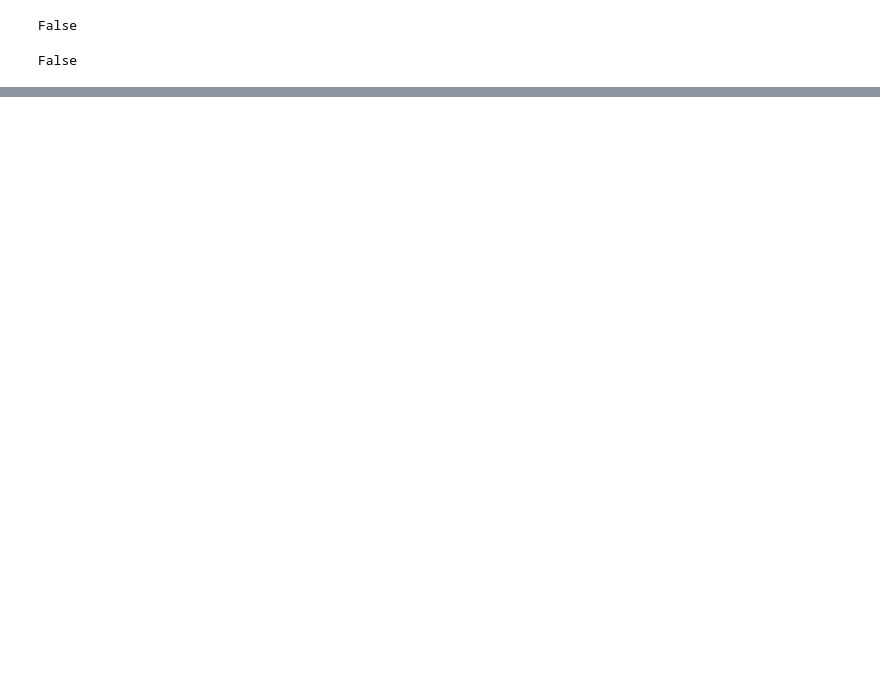
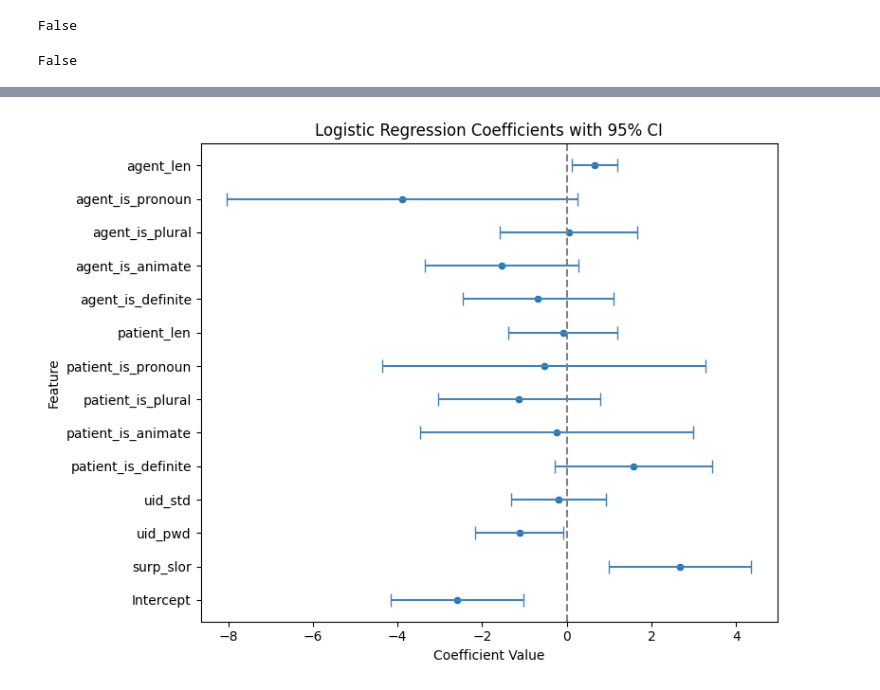
Before and after one commit to NolanChai/active-passive-alternations, a Jupyter notebook: notebooks/model_experiments.ipynb, the cells around one changed output, grey strips where cells are left out. Drawn from its saved outputs; the diff is of its cells as text; code cells hidden in the pictures; blank space fills up the shorter version.

Commit message:
feat: add logreg model experiment scripts

```diff
--- a/notebooks/model_experiments.ipynb
+++ b/notebooks/model_experiments.ipynb
@@ -296,0 +426,21 @@ False
+# %%
+# take pairwise differences, but *Active - Passive*
+get_diff = lambda s: s.diff().iloc[1]
+pass_through = lambda s: s.iloc[0]
+agg_map = dict(zip(uid_features + surp_features, [get_diff] * len(uid_features + surp_features)))
+agg_map.update(dict(zip(ling_features, [pass_through] * len(ling_features))))
+agg_map.update({
+    'conversion': lambda s: 'A to P' if 'A to P' in s.unique() else 'P to A',
+    # 'passive': lambda s: s.iloc[0]
+})
+pw_diffs = (cf_comparison
+            .sort_values(by='passive', ascending=False) # Always Active - Passive
+            .groupby(['doc_name','sent_idx', 'context'])
+            [uid_features + surp_features + ling_features + ['conversion']]
+            .aggregate(
+                agg_map
+                )
+            .reset_index(drop=True))
+pw_diffs = pw_diffs[pw_diffs['surp_slor'] != 0]
+pw_diffs['passive'] = pw_diffs['conversion'] == 'P to A'
+pw_diffs = pw_diffs.reset_index(drop=True)
@@ -296,0 +500,3 @@ False
+# %%
+# define and train model
+logreg = sm.Logit(y_train, X_train).fit()
@@ -296,0 +559,21 @@ False
+# %%
+# Plots confidence intervals for coefficients from statsmodels
+ci = logreg.conf_int()
+ci.columns = ['2.5%', '97.5%']
+ci['coef'] = logreg.params
+ci = ci.reset_index().rename(columns={'index': 'feature'})
+# ci = ci[ci['feature'] != 'Intercept']
+plt.figure(figsize=(8, 6))
+sns.scatterplot(x=ci['coef'], y=ci['feature'])
+x_coords = np.arange(len(ci))
+y_coords = ci['coef']
+xerr = ci['coef'] - ci['2.5%']
+plt.errorbar(x=y_coords, y=x_coords, xerr=xerr, fmt='none', ecolor='steelblue', capsize=5)
+plt.axvline(0, color='grey', linestyle='--')
+plt.title("Logistic Regression Coefficients with 95% CI")
+plt.xlabel("Coefficient Value")
+plt.ylabel("Feature")
+plt.tight_layout()
+plt.show()
+# %% [output]
+[figure, added]
```
Also changed, not shown: parts of 38 cells of this notebook.
